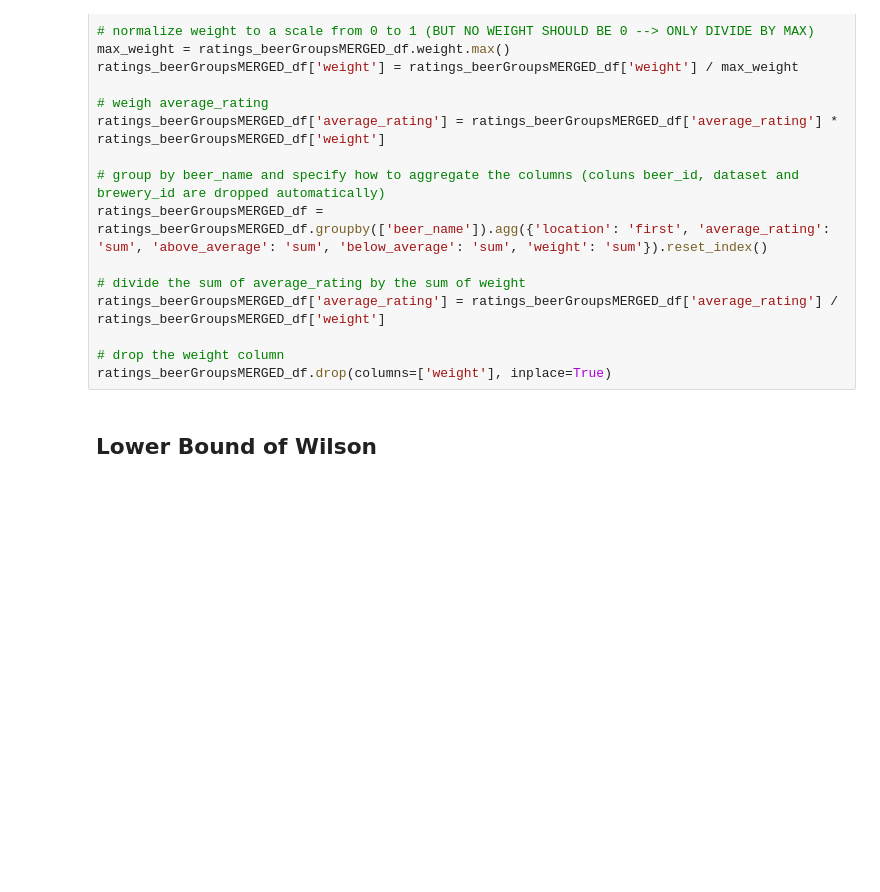
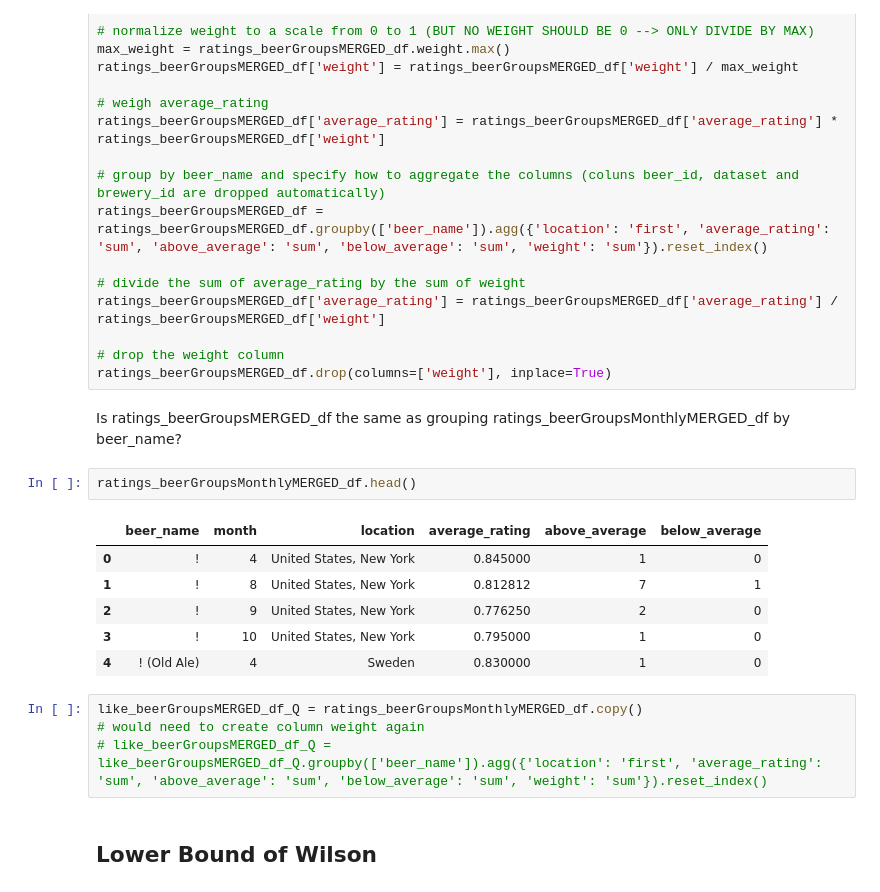
Before and after one commit to epfl-ada/ada-2023-project-datababes, a Jupyter notebook: eda_alex_location.ipynb, the cells around one changed output. Drawn from its saved outputs; the diff is of its cells as text; blank space fills up the shorter version.

```diff
--- a/eda_alex_location.ipynb
+++ b/eda_alex_location.ipynb
@@ -105,6 +199,21 @@ ratings_beerGroupsMERGED_df['average_rating'] = ratings_beerGroupsMERGED_df['ave
 
 # drop the weight column
 ratings_beerGroupsMERGED_df.drop(columns=['weight'], inplace=True)
+# %% [markdown]
+Is ratings_beerGroupsMERGED_df the same as grouping ratings_beerGroupsMonthlyMERGED_df by beer_name?
+# %%
+ratings_beerGroupsMonthlyMERGED_df.head()
+# %% [output]
+|  | beer_name | month | location | average_rating | above_average | below_average |
+| 0 | ! | 4 | United States, New York | 0.845000 | 1 | 0 |
+| 1 | ! | 8 | United States, New York | 0.812812 | 7 | 1 |
+| 2 | ! | 9 | United States, New York | 0.776250 | 2 | 0 |
+| 3 | ! | 10 | United States, New York | 0.795000 | 1 | 0 |
+| 4 | ! (Old Ale) | 4 | Sweden | 0.830000 | 1 | 0 |
+# %%
+like_beerGroupsMERGED_df_Q = ratings_beerGroupsMonthlyMERGED_df.copy()
+# would need to create column weight again
+# like_beerGroupsMERGED_df_Q = like_beerGroupsMERGED_df_Q.groupby(['beer_name']).agg({'location': 'first', 'average_rating': 'sum', 'above_average': 'sum', 'below_average': 'sum', 'weight': 'sum'}).reset_index()
 # %% [markdown]
 ## Lower Bound of Wilson
 # %% [markdown]
```
Also changed, not shown: parts of 24 cells of this notebook.
